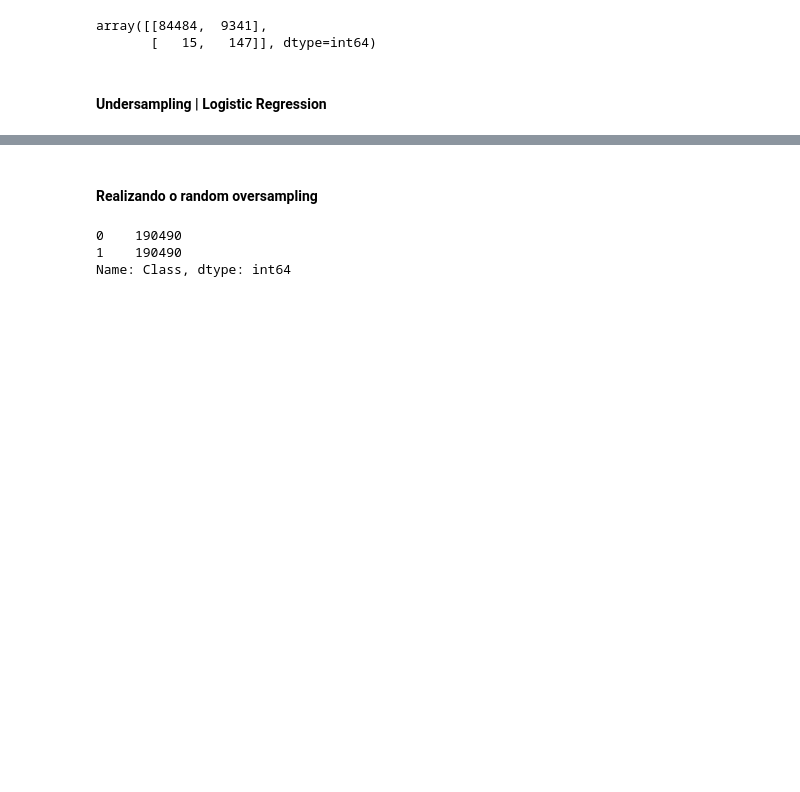
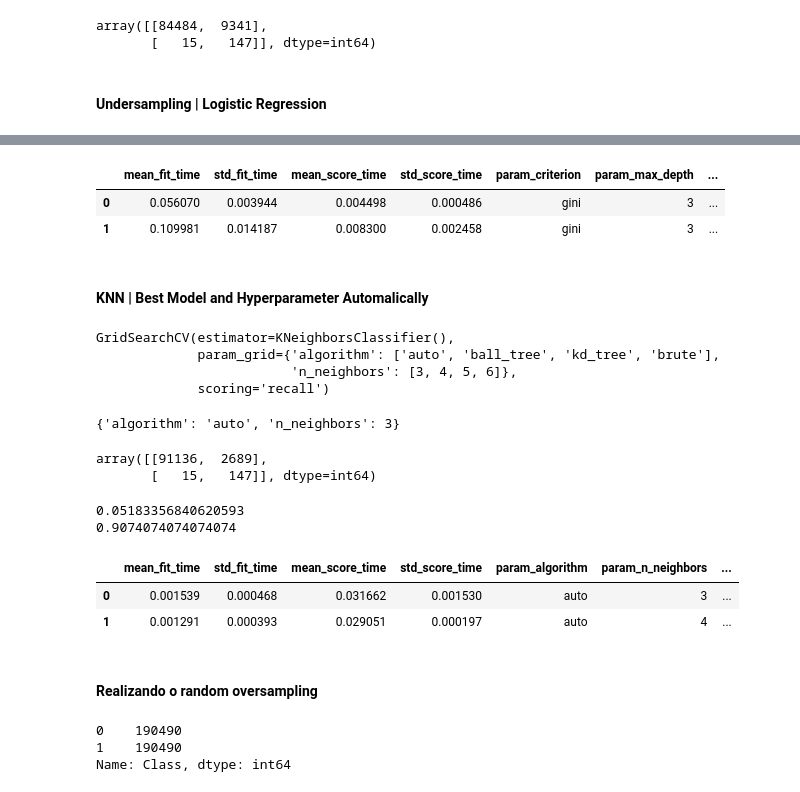
Before and after one commit to AnderCruz/ML_Fraud_Detection, a Jupyter notebook: FraudDetection.ipynb, the cells around one changed output, grey strips where cells are left out. Cells and saved outputs as stored; diff of their text form; code cells hidden in the pictures; blank space fills up the shorter version.

```diff
--- a/FraudDetection.ipynb
+++ b/FraudDetection.ipynb
@@ -219,0 +528,9 @@ array([[93629,   196],
+# %%
+from sklearn.model_selection import GridSearchCV
+parameters = {
+    'n_estimators': [50, 100, 200],
+    'criterion': ['gini', 'entropy', 'log_loss'],
+    'max_depth': [3, 5, 7]
+}
+# %%
+RF_GS = RandomForestClassifier(random_state=0)
@@ -219,0 +564,8 @@ array([[93629,   196],
+# %%
+pd.DataFrame(clf_GS3.cv_results_).head(2)
+# %% [output]
+|  | mean_fit_time | std_fit_time | mean_score_time | std_score_time | param_criterion | param_max_depth | ... |
+| 0 | 0.056070 | 0.003944 | 0.004498 | 0.000486 | gini | 3 | ... |
+| 1 | 0.109981 | 0.014187 | 0.008300 | 0.002458 | gini | 3 | ... |
+# %% [markdown]
+#### KNN | Best Model and Hyperparameter Automalically
@@ -220,3 +580,35 @@ array([[93629,   196],
+# %%
+clf_GS4 = GridSearchCV(KNN_GS, parameters, scoring="recall")
+clf_GS4.fit(X_resRU, y_resRU)
+# %% [output]
+GridSearchCV(estimator=KNeighborsClassifier(),
+             param_grid={'algorithm': ['auto', 'ball_tree', 'kd_tree', 'brute'],
+                         'n_neighbors': [3, 4, 5, 6]},
+             scoring='recall')
+# %%
+clf_GS4.best_params_
+# %% [output]
+{'algorithm': 'auto', 'n_neighbors': 3}
+# %%
+y_pred_GS3 = clf_GS4.predict(X_test)
+y_pred_proba_GS3 = clf_GS4.predict_proba(X_test)
+
+confusion_matrix(y_test,y_pred_GS3)
+# %% [output]
+array([[91136,  2689],
+       [   15,   147]], dtype=int64)
+# %%
+print(metrics.precision_score(y_test, y_pred_GS3))
+print(metrics.recall_score(y_test, y_pred_GS3))
+# %% [output]
+0.05183356840620593
+0.9074074074074074
+# %%
+pd.DataFrame(clf_GS4.cv_results_).head(2)
+# %% [output]
+|  | mean_fit_time | std_fit_time | mean_score_time | std_score_time | param_algorithm | param_n_neighbors | ... |
+| 0 | 0.001539 | 0.000468 | 0.031662 | 0.001530 | auto | 3 | ... |
+| 1 | 0.001291 | 0.000393 | 0.029051 | 0.000197 | auto | 4 | ... |
 # %% [markdown]
 #### Realizando o random oversampling
 # %%
```
Also changed, not shown: parts of 62 cells of this notebook.
